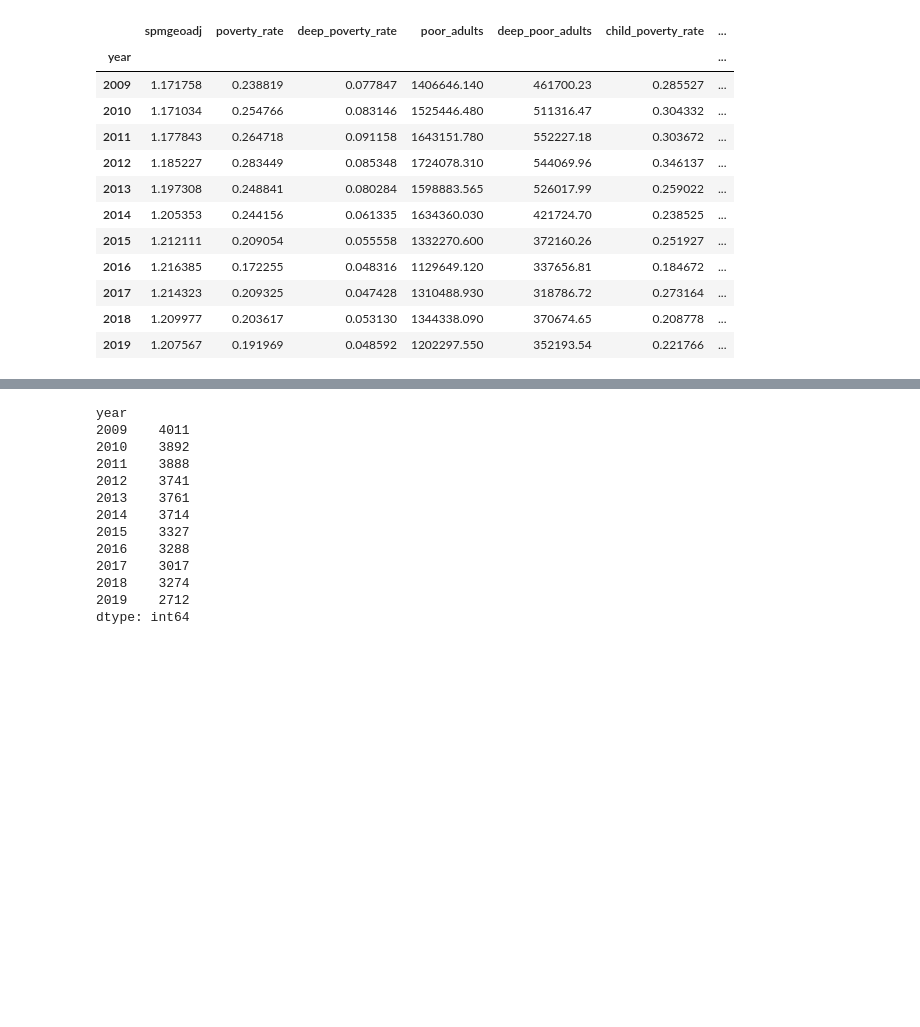
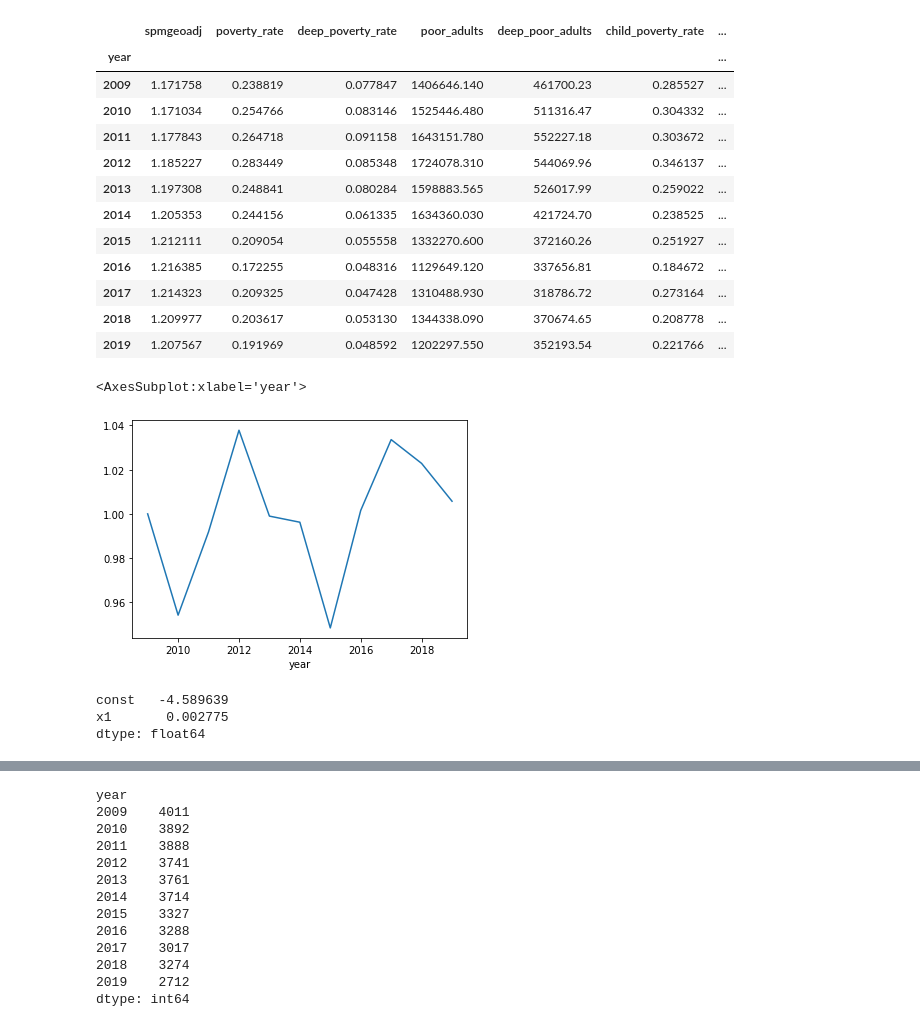
Before and after one commit to UBICenter/yang-nyc, a Jupyter notebook: analysis.ipynb, the cells around one changed output, grey strips where cells are left out. Drawn from its saved outputs; the diff is of its cells as text; code cells hidden in the pictures; blank space fills up the shorter version.

```diff
--- a/analysis.ipynb
+++ b/analysis.ipynb
@@ -87,0 +89,14 @@ format_fig(px.line(year.poverty_gap))
+# %%
+(year.gini / year.gini.iloc[0]).plot()
+# %% [output]
+<AxesSubplot:xlabel='year'>
+[figure, added]
+# %%
+def trend(col):
+    return sm.OLS(year[col] / year[col].iloc[0], sm.add_constant(year.index)).fit().params
+
+trend("gini")
+# %% [output]
+const   -4.589639
+x1       0.002775
+dtype: float64
```
Also changed, not shown: parts of 16 cells of this notebook, 1 other file.
